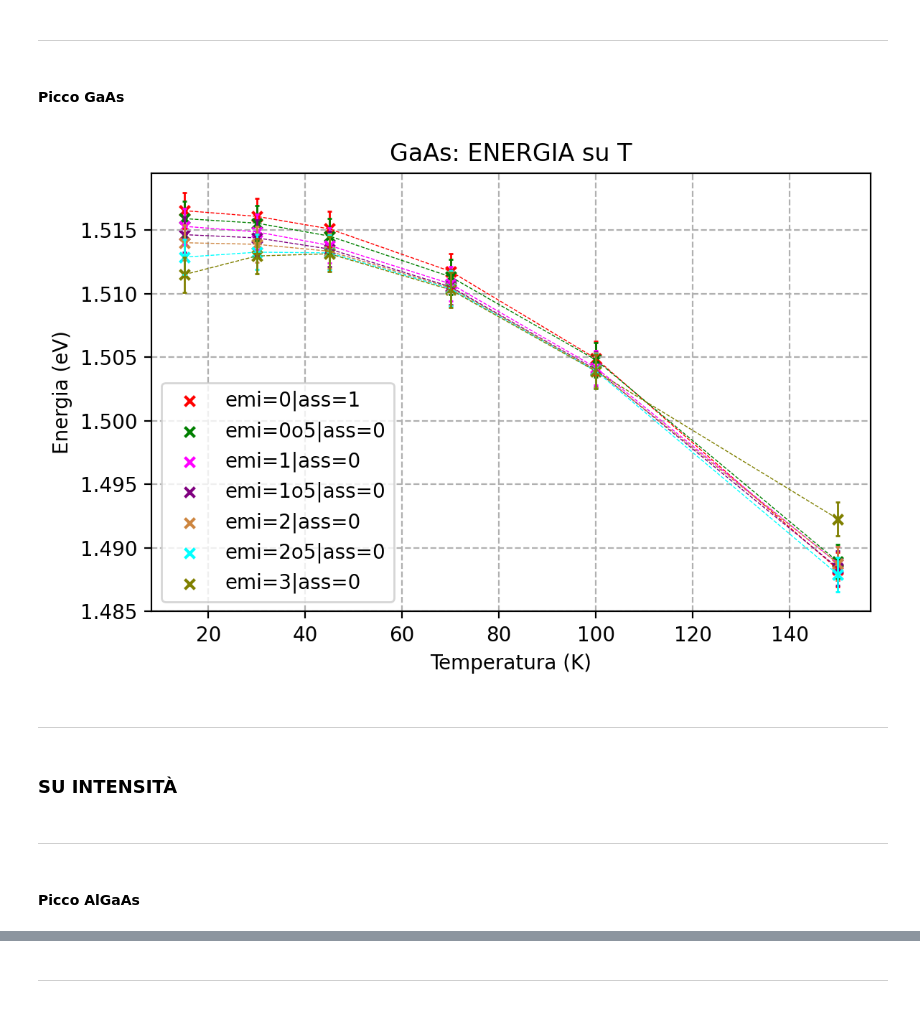
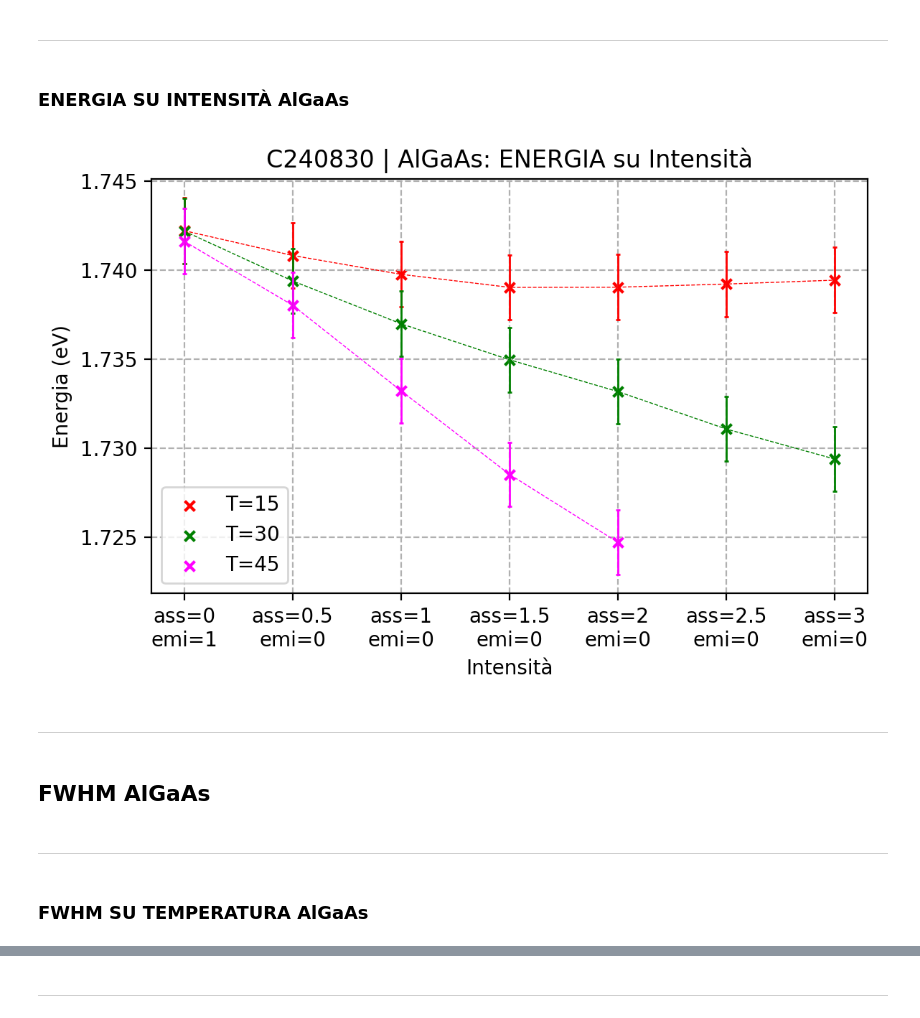
Before and after one commit to zosojack/lab-ss, a Jupyter notebook: QM2/Analisi/ANALISI_C240830.ipynb, the cells around one changed output, grey strips where cells are left out. Cells and saved outputs as stored; diff of their text form; code cells hidden in the pictures.

```diff
--- a/QM2/Analisi/ANALISI_C240830.ipynb
+++ b/QM2/Analisi/ANALISI_C240830.ipynb
@@ -155,17 +174,17 @@ plot_su_T(picchi_1_ev, 'mu', col=col, materiale='AlGaAs')
 # %% [markdown]
 <hr style="height: 2px; background: repeating-linear-gradient(to right, black, black 5px, transparent 5px, transparent 10px); border: none;">
-# %% [markdown]
-#### Picco GaAs
+# %% [markdown]
+### ENERGIA SU INTENSITÀ AlGaAs
 # %%
-plot_su_T(picchi_2_ev, 'mu', col=col, materiale='GaAs')
+plot_su_int(picchi_1_ev, 'mu', col=col, materiale='AlGaAs', campione='C240830')
 # %% [output]
-[figure, old version]
+[figure, new version]
 # %% [markdown]
 ---
-# %% [markdown]
-### SU INTENSITÀ
+# %% [markdown]
+## FWHM AlGaAs
 # %% [markdown]
 <hr style="height: 2px; background: repeating-linear-gradient(to right, black, black 5px, transparent 5px, transparent 10px); border: none;">
 # %% [markdown]
-#### Picco AlGaAs
+### FWHM SU TEMPERATURA AlGaAs
 # %%
```
Also changed, not shown: parts of 64 cells of this notebook, 3 other files.
